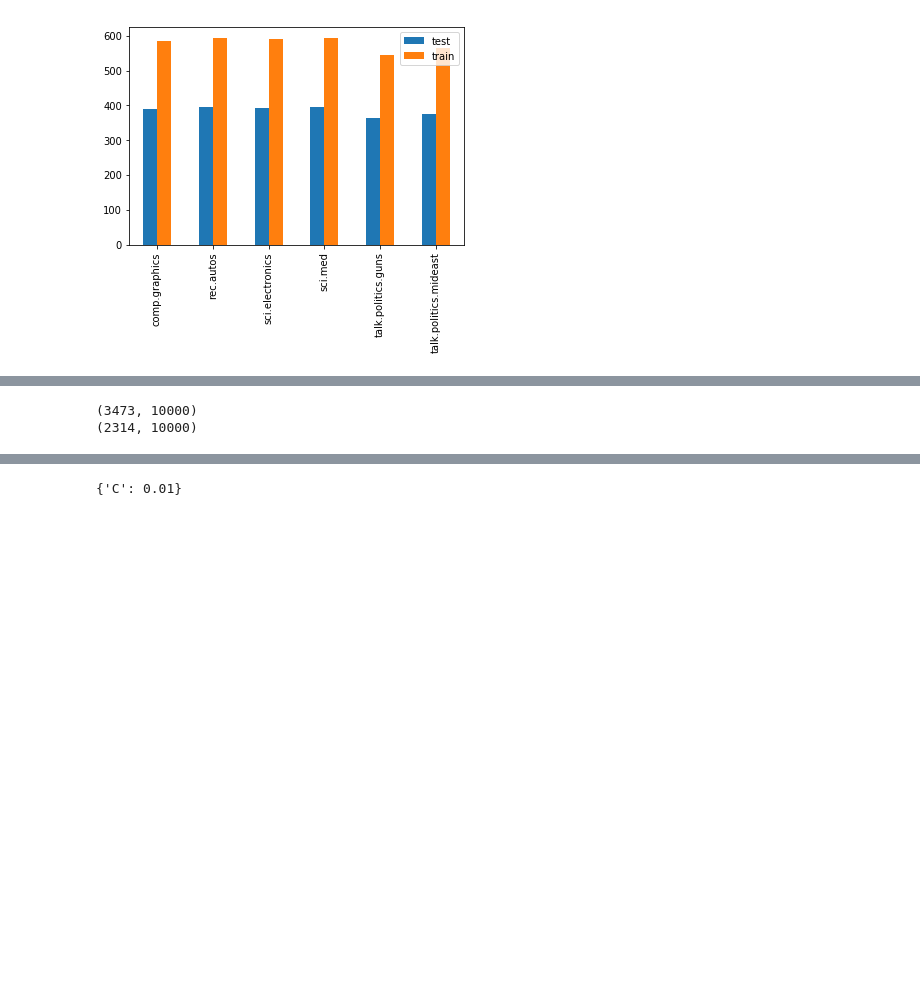
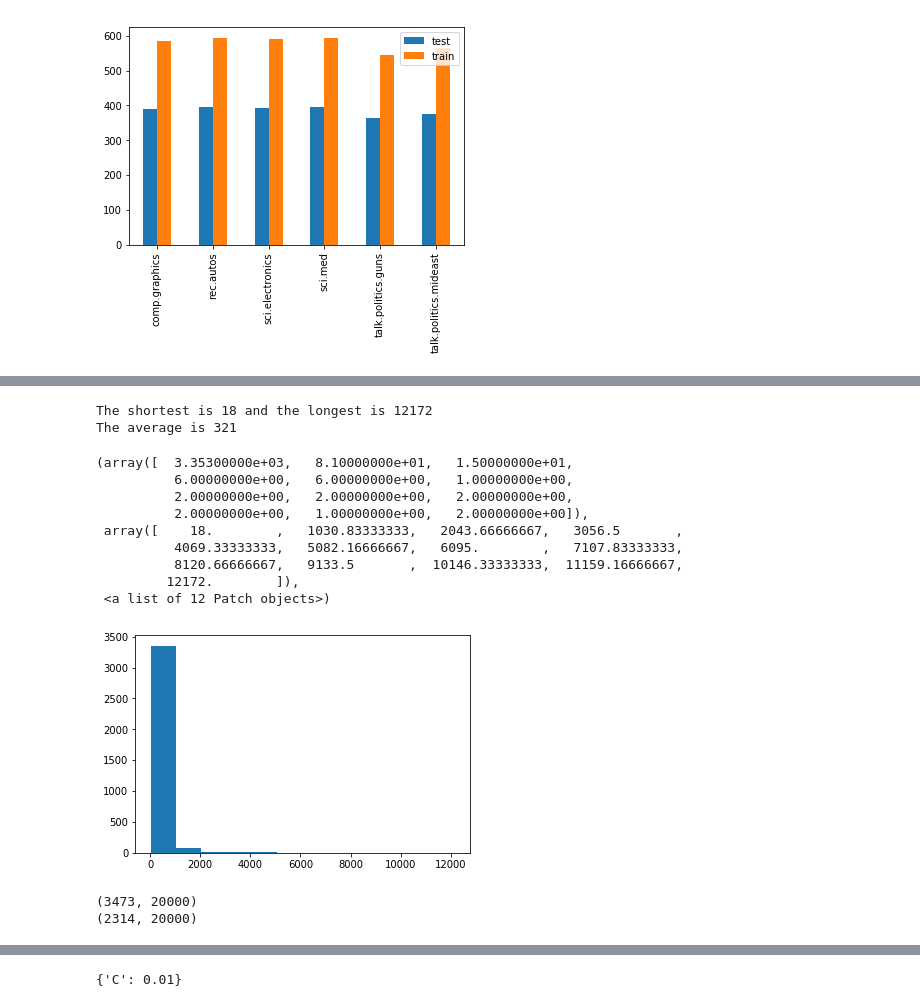
Before and after one commit to xzmlxy/udacity_ml_homework, a Jupyter notebook: Dissertation/Text_classification.ipynb, the cells around one changed output, grey strips where cells are left out. Saved outputs shown, nothing was run; the diff lists cells and outputs as text; code cells hidden in the pictures; blank space fills up the shorter version.

```diff
--- a/Dissertation/Text_classification.ipynb
+++ b/Dissertation/Text_classification.ipynb
@@ -63,14 +65,44 @@ df.plot(kind='bar')
+# %%
+#统计文本长度
+import matplotlib.pyplot as plt
+def count_length(data):
+    length_list = []
+    for i in range(0,len(data)):
+        content = data[i]
+        temp = content
+        content = re.sub("\W"," ",content).split()
+        length = len(content)
+        length_list.append(length)
+    length_list.sort()
+    print("The shortest is " + str(length_list[0]) + " and the longest is " +str(length_list[-1]))
+    print("The average is " + str(sum(length_list)/len(length_list)))
+    return length_list
+train_length_list = count_length(train.data)
+plt.hist(train_length_list, bins=12)
+# %% [output]
+The shortest is 18 and the longest is 12172
+The average is 321
+(array([  3.35300000e+03,   8.10000000e+01,   1.50000000e+01,
+          6.00000000e+00,   6.00000000e+00,   1.00000000e+00,
+          2.00000000e+00,   2.00000000e+00,   2.00000000e+00,
+          2.00000000e+00,   1.00000000e+00,   2.00000000e+00]),
+ array([    18.        ,   1030.83333333,   2043.66666667,   3056.5       ,
+          4069.33333333,   5082.16666667,   6095.        ,   7107.83333333,
+          8120.66666667,   9133.5       ,  10146.33333333,  11159.16666667,
+         12172.        ]),
+ <a list of 12 Patch objects>)
+[figure, added]
 # %%
 # 抽取特征
 from sklearn.feature_extraction.text import HashingVectorizer
-vectorizer = HashingVectorizer(stop_words = 'english',n_features = 10000,non_negative=True)
+vectorizer = HashingVectorizer(stop_words = 'english',n_features = 20000,non_negative=True)
 train_data = vectorizer.fit_transform(train.data)
 test_data = vectorizer.transform(test.data)
 print(train_data.shape)
 print(test_data.shape)
 # %% [output]
-(3473, 10000)
-(2314, 10000)
+(3473, 20000)
+(2314, 20000)
 # %%
 # 训练基准模型并测试性能
 from sklearn.svm import SVC
```
Also changed, not shown: parts of 13 cells of this notebook, 1 other file.
